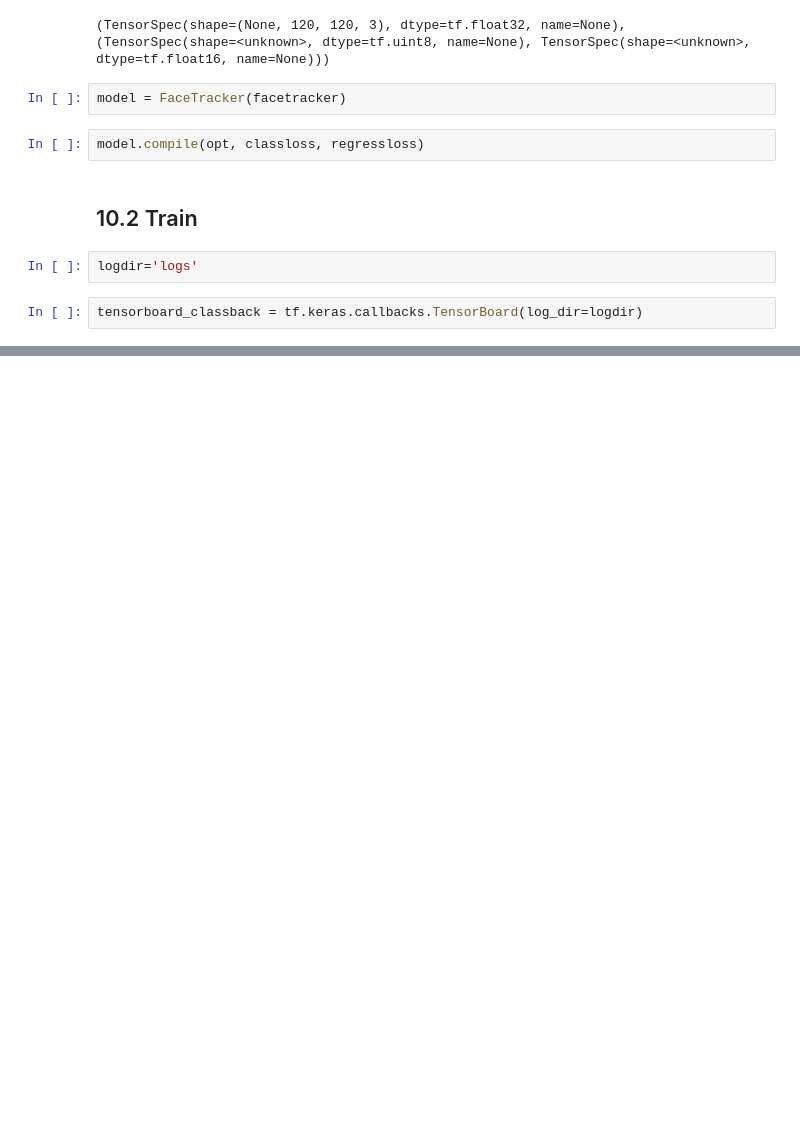
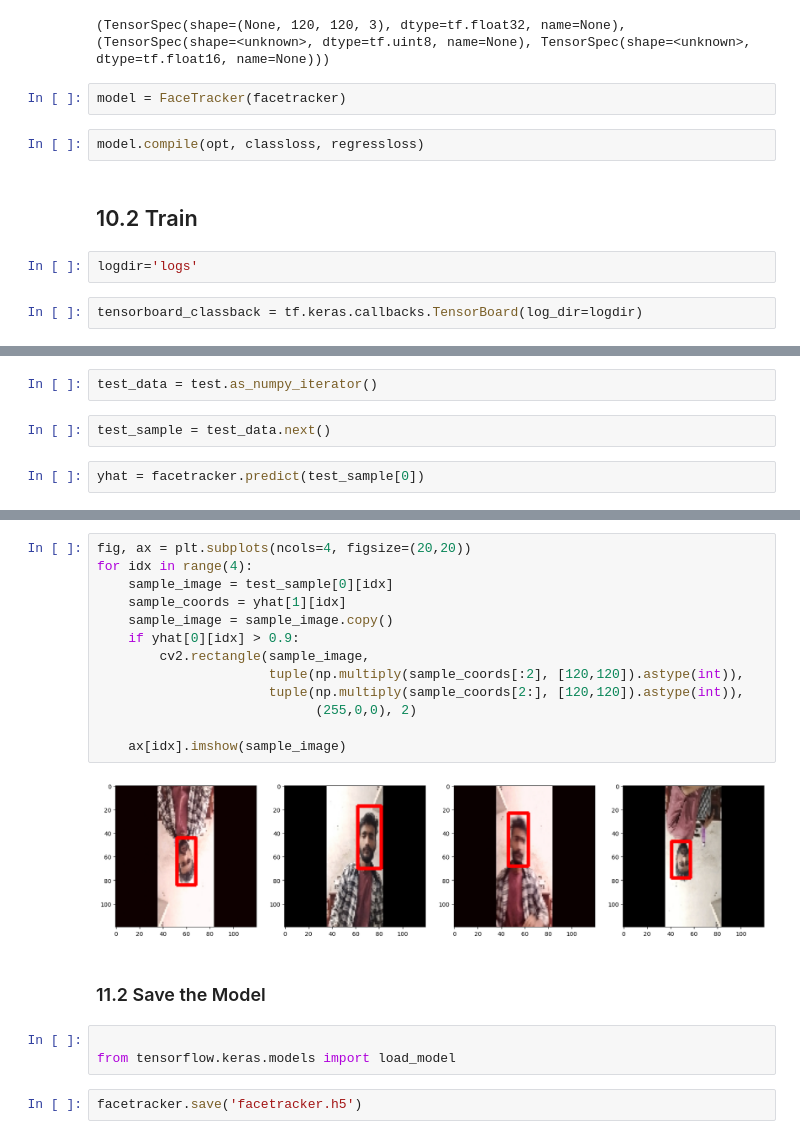
Before and after one commit to MikeySharma/machine-learning, a Jupyter notebook: practices/Deep-Learning/deep-face-detection-model.ipynb, the cells around one changed output, grey strips where cells are left out. Drawn from its saved outputs; the diff is of its cells as text; blank space fills up the shorter version.

```diff
--- a/practices/Deep-Learning/deep-face-detection-model.ipynb
+++ b/practices/Deep-Learning/deep-face-detection-model.ipynb
@@ -643,0 +915,6 @@ y[1] shape: (8, 4)
+# %%
+test_data = test.as_numpy_iterator()
+# %%
+test_sample = test_data.next()
+# %%
+yhat = facetracker.predict(test_sample[0])
@@ -643,0 +923,22 @@ y[1] shape: (8, 4)
+# %%
+fig, ax = plt.subplots(ncols=4, figsize=(20,20))
+for idx in range(4):
+    sample_image = test_sample[0][idx]
+    sample_coords = yhat[1][idx]
+    sample_image = sample_image.copy()
+    if yhat[0][idx] > 0.9:
+        cv2.rectangle(sample_image,
+                      tuple(np.multiply(sample_coords[:2], [120,120]).astype(int)),
+                      tuple(np.multiply(sample_coords[2:], [120,120]).astype(int)),
+                            (255,0,0), 2)
+
+    ax[idx].imshow(sample_image)
+# %% [output]
+[figure, added]
+# %% [markdown]
+### 11.2 Save the Model
+# %%
+
+from tensorflow.keras.models import load_model
+# %%
+facetracker.save('facetracker.h5')
```
Also changed, not shown: parts of 45 cells of this notebook, 1 other file.
